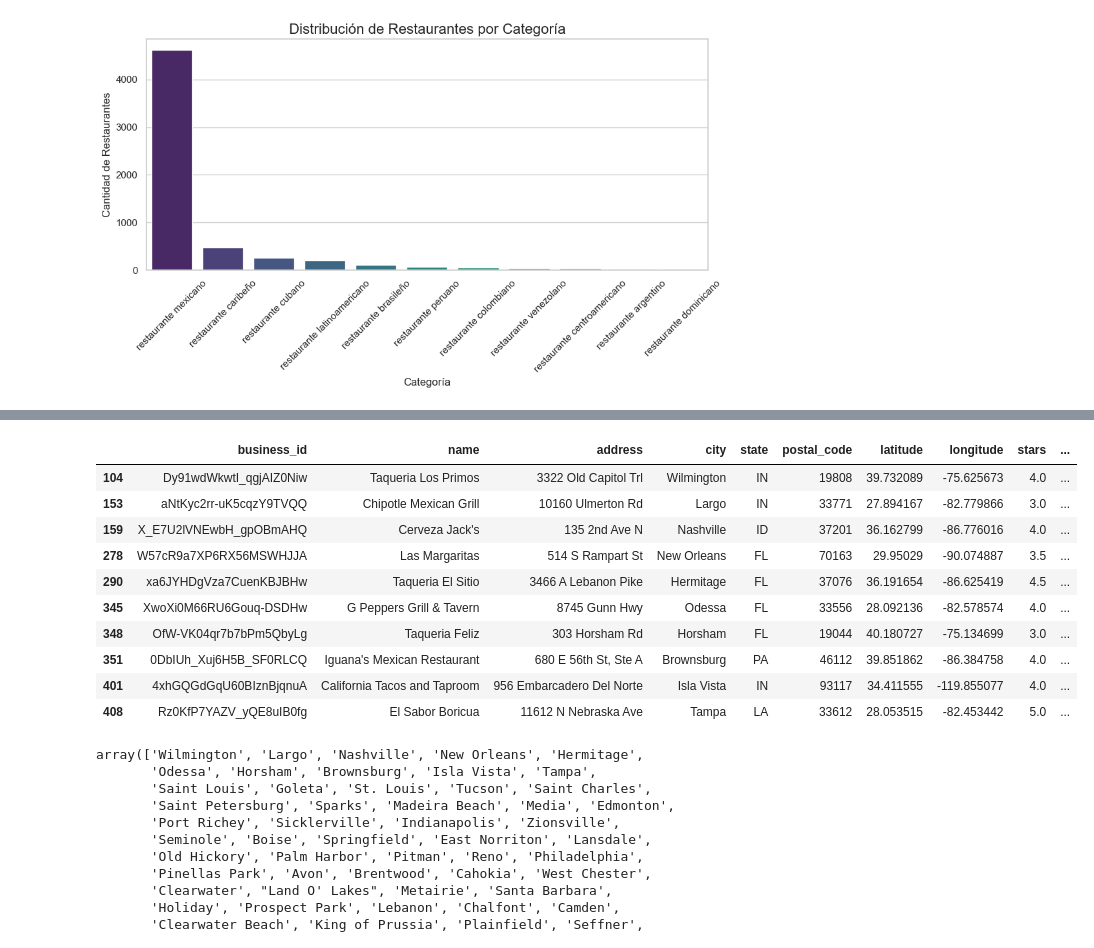
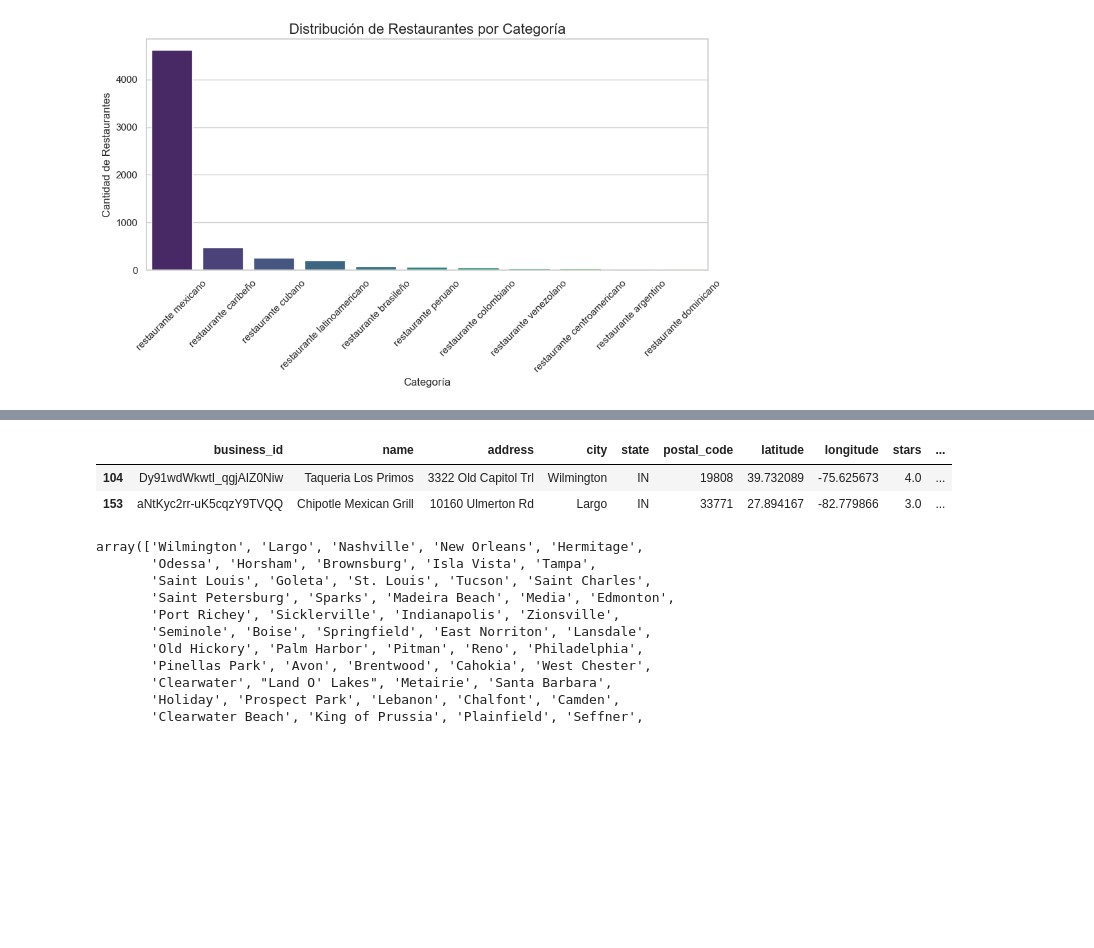
Before and after one commit to JossySharry/Proyecto_Yelp_GoogleMaps, a Jupyter notebook: Sprint_1/EDA_detallado.ipynb, the cells around one changed output, grey strips where cells are left out. Drawn from its saved outputs; the diff is of its cells as text; code cells hidden in the pictures; blank space fills up the shorter version.

```diff
--- a/Sprint_1/EDA_detallado.ipynb
+++ b/Sprint_1/EDA_detallado.ipynb
@@ -192,17 +269,0 @@ Name: stars, dtype: object
-# %%
-# Asegurarse de que la columna 'categories' no tenga valores NaN y sea tipo string
-df_business['categories'] = df_business['categories'].fillna('').astype(str)
-
-# Lista de palabras clave relacionadas con restaurantes latinos
-palabras_clave_latinos = [
-    "Mexican", "Latin", "Cuban", "Peruvian", "Puerto Rican",
-    "Dominican", "Salvadoran", "Colombian", "Venezuelan",
-    "Argentine", "Brazilian", "Chilean", "Honduran", "Guatemalan"
-]
-
-# Filtrar restaurantes latinos
-df_restaurantes_latinos = df_business[df_business['categories'].str.contains('|'.join(palabras_clave_latinos), case=False, na=False)]
-
-# Mostrar resultados
-print(f"Total de restaurantes latinos encontrados: {len(df_restaurantes_latinos)}")
-print(df_restaurantes_latinos[['name', 'city', 'state', 'categories']].head())
@@ -224,17 +270,9 @@ Total de restaurantes latinos encontrados: 5570
 # %%
-df_restaurantes_latinos.head(10)
+df_restaurantes_latinos.head(2)
 # %% [output]
 |  | business_id | name | address | city | state | postal_code | latitude | longitude | stars | ... |
 | 104 | Dy91wdWkwtI_qgjAIZ0Niw | Taqueria Los Primos | 3322 Old Capitol Trl | Wilmington | IN | 19808 | 39.732089 | -75.625673 | 4.0 | ... |
 | 153 | aNtKyc2rr-uK5cqzY9TVQQ | Chipotle Mexican Grill | 10160 Ulmerton Rd | Largo | IN | 33771 | 27.894167 | -82.779866 | 3.0 | ... |
-| 159 | X_E7U2lVNEwbH_gpOBmAHQ | Cerveza Jack's | 135 2nd Ave N | Nashville | ID | 37201 | 36.162799 | -86.776016 | 4.0 | ... |
-| 278 | W57cR9a7XP6RX56MSWHJJA | Las Margaritas | 514 S Rampart St | New Orleans | FL | 70163 | 29.95029 | -90.074887 | 3.5 | ... |
-| 290 | xa6JYHDgVza7CuenKBJBHw | Taqueria El Sitio | 3466 A Lebanon Pike | Hermitage | FL | 37076 | 36.191654 | -86.625419 | 4.5 | ... |
-| 345 | XwoXi0M66RU6Gouq-DSDHw | G Peppers Grill & Tavern | 8745 Gunn Hwy | Odessa | FL | 33556 | 28.092136 | -82.578574 | 4.0 | ... |
-| 348 | OfW-VK04qr7b7bPm5QbyLg | Taqueria Feliz | 303 Horsham Rd | Horsham | FL | 19044 | 40.180727 | -75.134699 | 3.0 | ... |
-| 351 | 0DbIUh_Xuj6H5B_SF0RLCQ | Iguana's Mexican Restaurant | 680 E 56th St, Ste A | Brownsburg | PA | 46112 | 39.851862 | -86.384758 | 4.0 | ... |
-| 401 | 4xhGQGdGqU60BIznBjqnuA | California Tacos and Taproom | 956 Embarcadero Del Norte | Isla Vista | IN | 93117 | 34.411555 | -119.855077 | 4.0 | ... |
-| 408 | Rz0KfP7YAZV_yQE8uIB0fg | El Sabor Boricua | 11612 N Nebraska Ave | Tampa | LA | 33612 | 28.053515 | -82.453442 | 5.0 | ... |
 # %%
 df_restaurantes_latinos['city'].unique()
 # %% [output]
```
Also changed, not shown: parts of 30 cells of this notebook.
